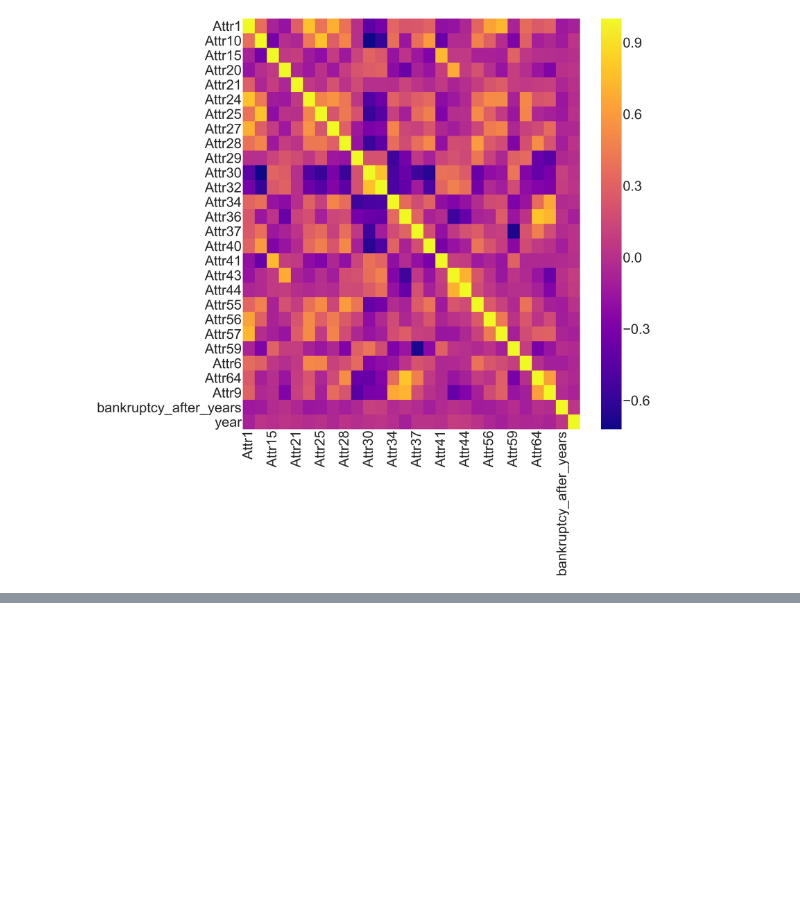
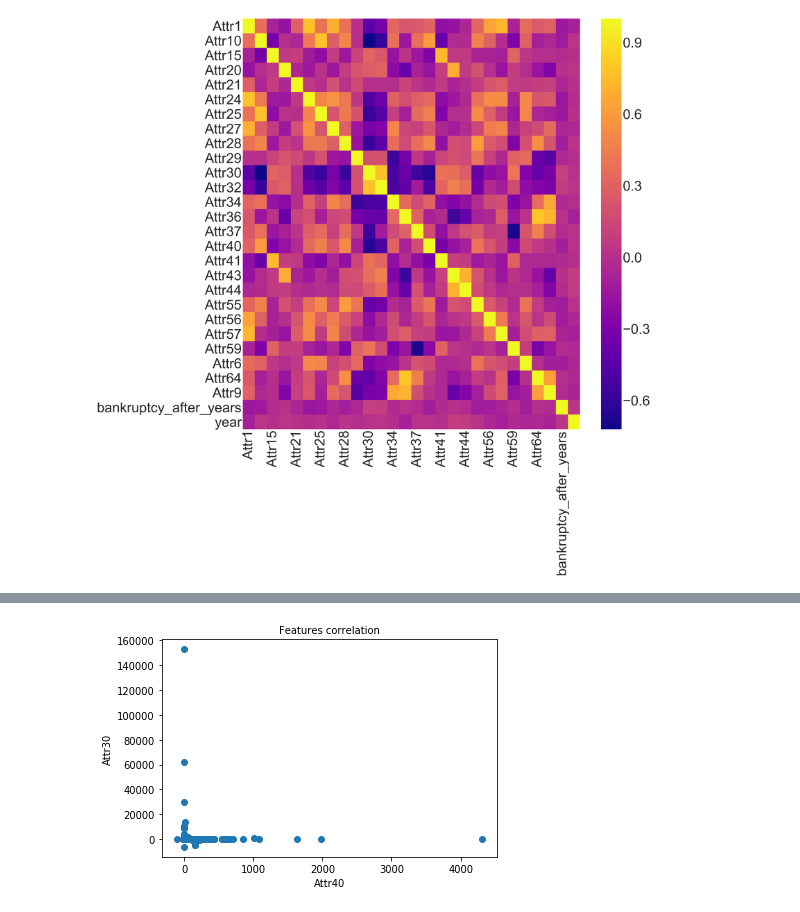
Before and after one commit to vcaramba/companies_bankruptcy_prediction, a Jupyter notebook: jupyter_notebooks/eda_notebook.ipynb, the cells around one changed output, grey strips where cells are left out. Cells and saved outputs as stored; diff of their text form; code cells hidden in the pictures; blank space fills up the shorter version.

```diff
--- a/jupyter_notebooks/eda_notebook.ipynb
+++ b/jupyter_notebooks/eda_notebook.ipynb
@@ -222,0 +273,4 @@ Features that have extremely high correlation:
+# %%
+plot_correlation('Attr40', 'Attr30')
+# %% [output]
+[figure, added]
```
Also changed, not shown: parts of 30 cells of this notebook.
